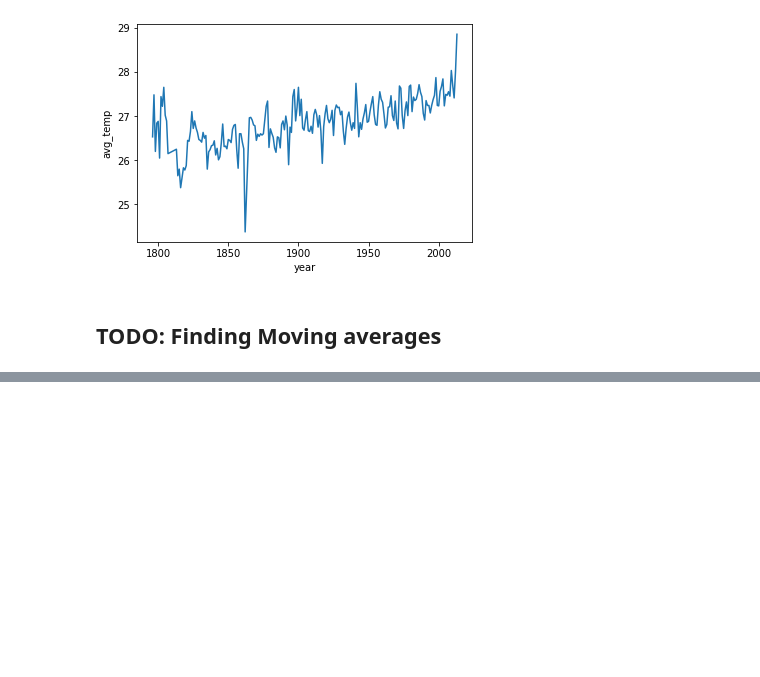
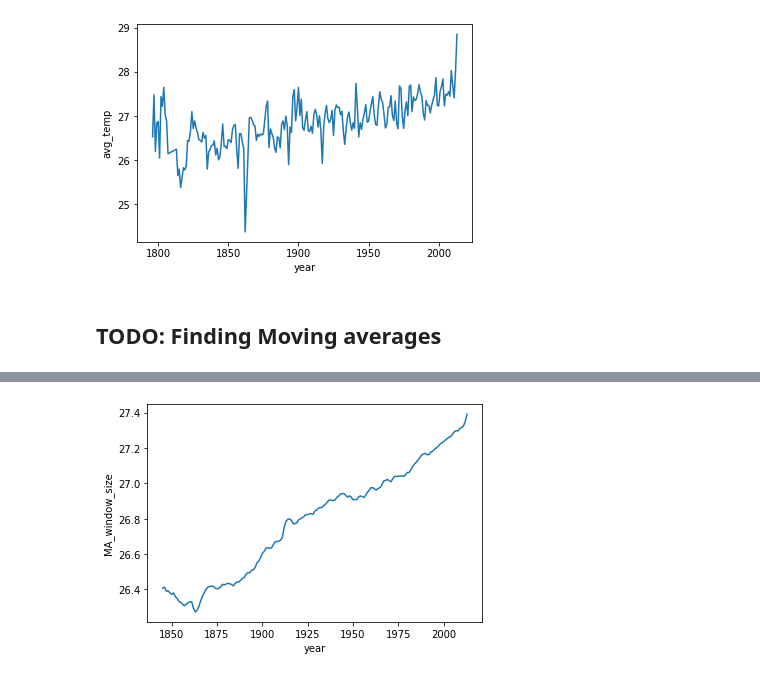
Before and after one commit to dishankkalra23/Explore-Weather-Trends, a Jupyter notebook: Explore_Weather_Trends.ipynb, the cells around one changed output, grey strips where cells are left out. Drawn from its saved outputs; the diff is of its cells as text; code cells hidden in the pictures; blank space fills up the shorter version.

Commit message:
Added MA of avg_temp

```diff
--- a/Explore_Weather_Trends.ipynb
+++ b/Explore_Weather_Trends.ipynb
@@ -99,0 +171,3 @@ sns.lineplot(x=x_data,y=y_data,data=data_hyderabad.interpolate())
+# %%
+check_data['MA_window_size'] = check_data['avg_temp'].rolling(window=50).mean()
+check_data.head(40)
@@ -99,0 +192,8 @@ sns.lineplot(x=x_data,y=y_data,data=data_hyderabad.interpolate())
+# %%
+x_data_3 = check_data['year']
+y_data_3 = check_data['MA_window_size']
+
+sns.lineplot(x=x_data_3,y=y_data_3,data=check_data)
+plt.show()
+# %% [output]
+[figure, added]
```
Also changed, not shown: parts of 9 cells of this notebook.
